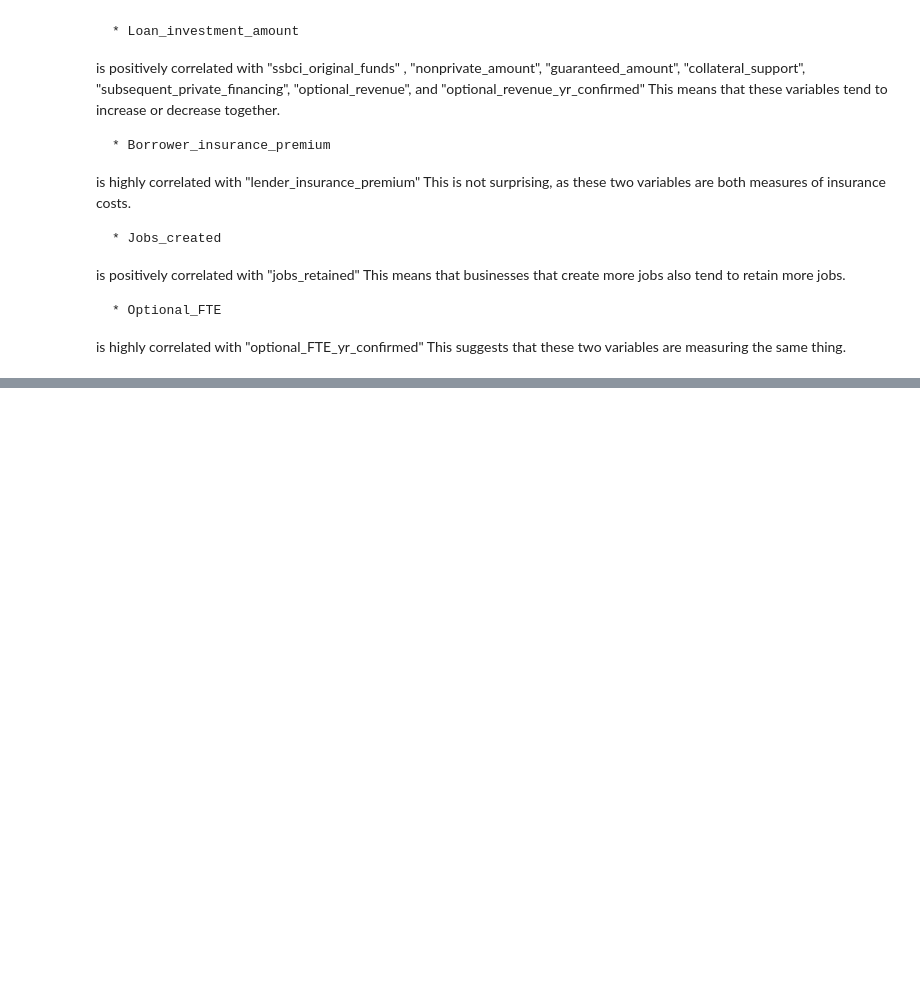
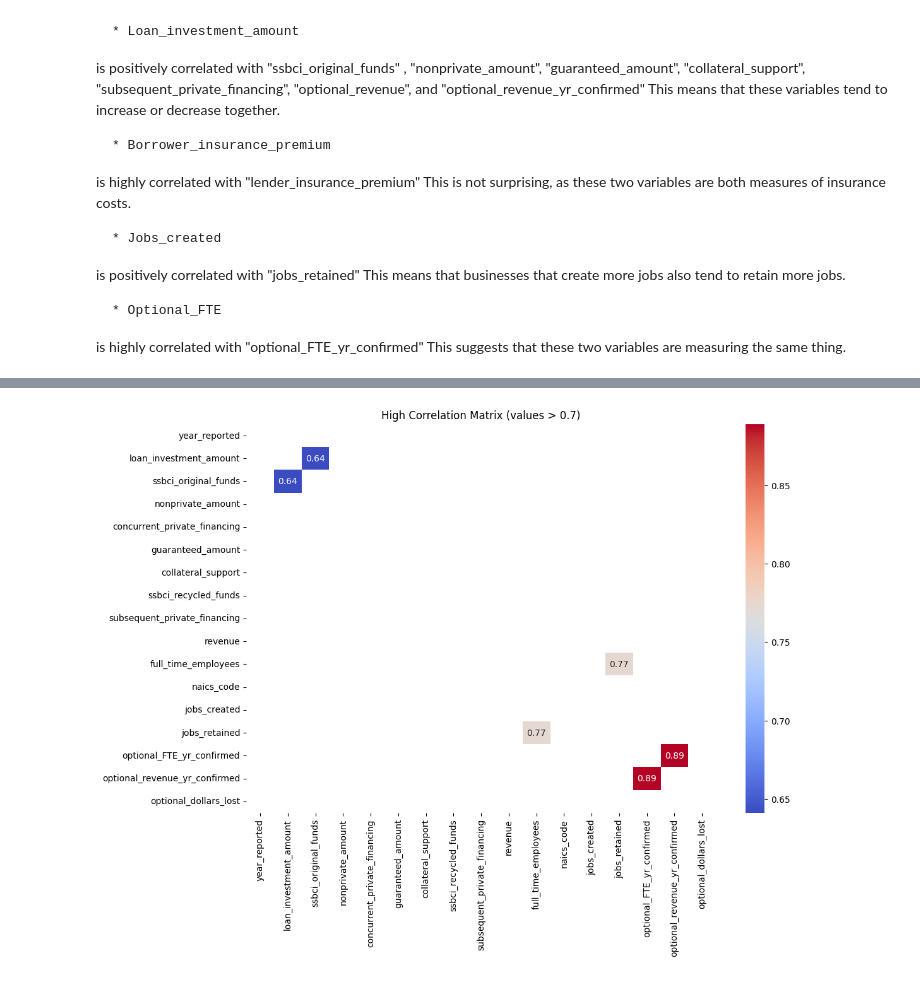
Before and after one commit to ManiaEsprit2024/Mania, a Jupyter notebook: Notebooks/SmallMediumBigBusiness.ipynb, the cells around one changed output, grey strips where cells are left out. Cells and saved outputs as stored; diff of their text form; code cells hidden in the pictures; blank space fills up the shorter version.

```diff
--- a/Notebooks/SmallMediumBigBusiness.ipynb
+++ b/Notebooks/SmallMediumBigBusiness.ipynb
@@ -488,0 +633,20 @@ This suggests that these two variables are measuring the same thing.
+# %%
+# Define the remaining categorical, numeric, and text columns
+categorical_columns = ['lender_type', 'optional_primary_use_of_funds', 'optional_stage']
+numeric_columns = ['optional_FTE_yr_confirmed', 'optional_revenue_yr_confirmed', 'optional_dollars_lost']
+text_columns = ['active_status']
+
+# Handle missing values for categorical columns
+for column in categorical_columns:
+    if column in df.columns:  # Check if the column still exists
+        df[column].fillna(df[column].mode()[0], inplace=True)
+
+# Handle missing values for numeric columns
+for column in numeric_columns:
+    if column in df.columns:
+        df[column].fillna(df[column].median(), inplace=True)
+
+# Handle missing values for text columns
+for column in text_columns:
+    if column in df.columns:
+        df[column].fillna("Unknown", inplace=True)  # Replace missing values with "Unknown"
@@ -488,0 +669,16 @@ This suggests that these two variables are measuring the same thing.
+# %%
+numeric_df = df.select_dtypes(include=['float64', 'int64'])
+
+# Calculate correlation matrix
+correlation_matrix = numeric_df.corr()
+
+# Filter correlation matrix to show only values over 0.7
+high_correlation_matrix = correlation_matrix[(correlation_matrix > 0.6) & (correlation_matrix < 1.0)]
+
+# Plot heatmap of high correlation matrix
+plt.figure(figsize=(12, 8))
+sns.heatmap(high_correlation_matrix, annot=True, cmap='coolwarm', fmt=".2f")
+plt.title('High Correlation Matrix (values > 0.7)')
+plt.show()
+# %% [output]
+[figure, added]
```
Also changed, not shown: parts of 14 cells of this notebook, 4 other files.
